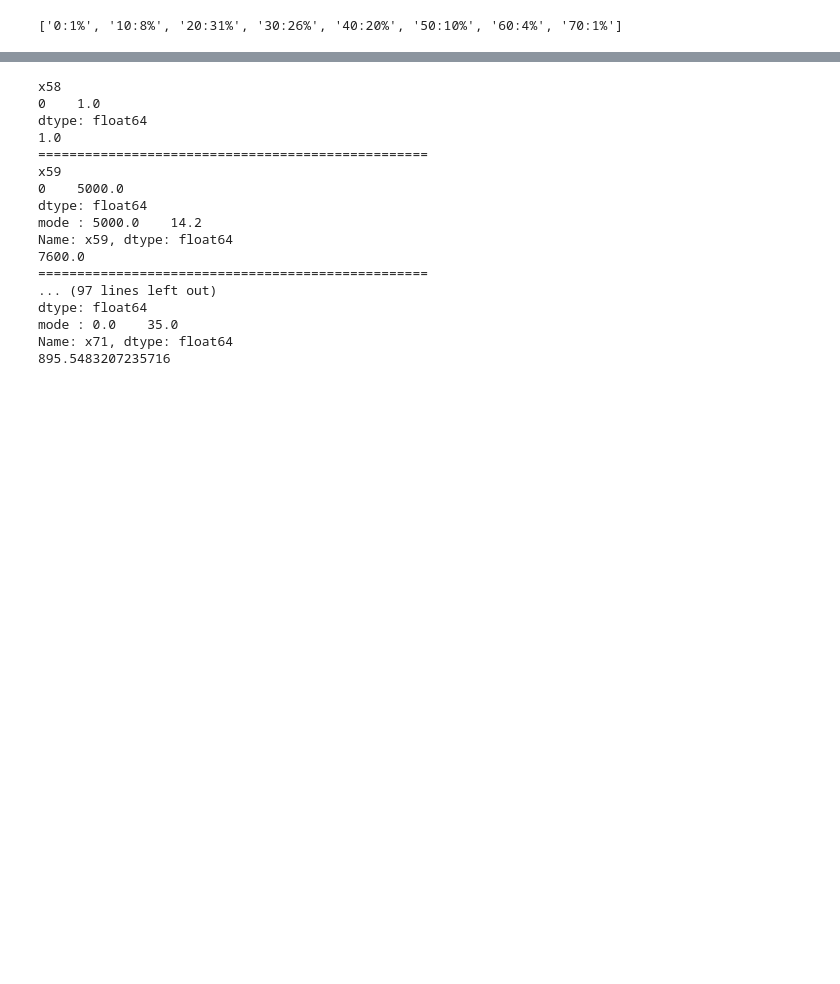
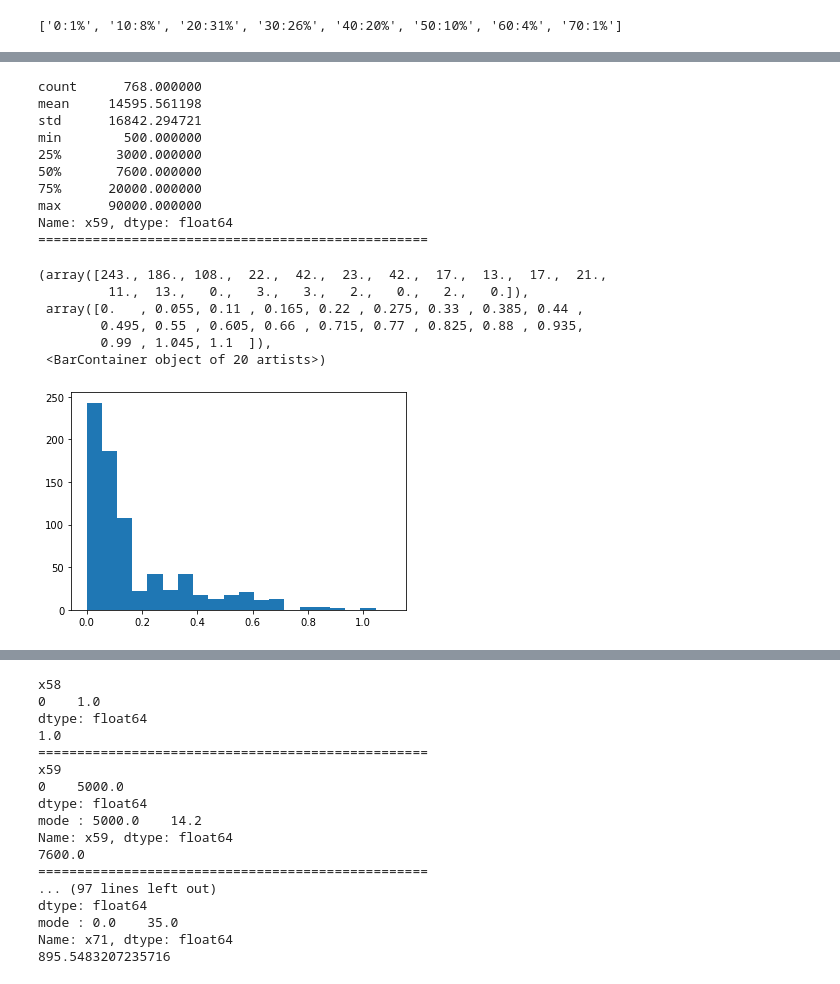
Before and after one commit to tk-tatsuro/data-science, a Jupyter notebook: bainary_classification/binary_classification.ipynb, the cells around one changed output, grey strips where cells are left out. Cells and saved outputs as stored; diff of their text form; code cells hidden in the pictures; blank space fills up the shorter version.

```diff
--- a/bainary_classification/binary_classification.ipynb
+++ b/bainary_classification/binary_classification.ipynb
@@ -795,0 +599,25 @@ Name: x71, dtype: float64
+# %%
+print(df_proc['x59'].describe())
+print("="*50)
+# plt.hist(df_hist['x59'], bins=20, range=(0,90000))
+# print("="*50)
+df_hist['x59'] = df_hist['x59']/df_hist['x59'].max()
+plt.hist(df_hist['x59'], bins=20, range=(0,1.1))
+# %% [output]
+count      768.000000
+mean     14595.561198
+std      16842.294721
+min        500.000000
+25%       3000.000000
+50%       7600.000000
+75%      20000.000000
+max      90000.000000
+Name: x59, dtype: float64
+==================================================
+(array([243., 186., 108.,  22.,  42.,  23.,  42.,  17.,  13.,  17.,  21.,
+         11.,  13.,   0.,   3.,   3.,   2.,   0.,   2.,   0.]),
+ array([0.   , 0.055, 0.11 , 0.165, 0.22 , 0.275, 0.33 , 0.385, 0.44 ,
+        0.495, 0.55 , 0.605, 0.66 , 0.715, 0.77 , 0.825, 0.88 , 0.935,
+        0.99 , 1.045, 1.1  ]),
+ <BarContainer object of 20 artists>)
+[figure, added]
```
Also changed, not shown: parts of 200 cells of this notebook.
